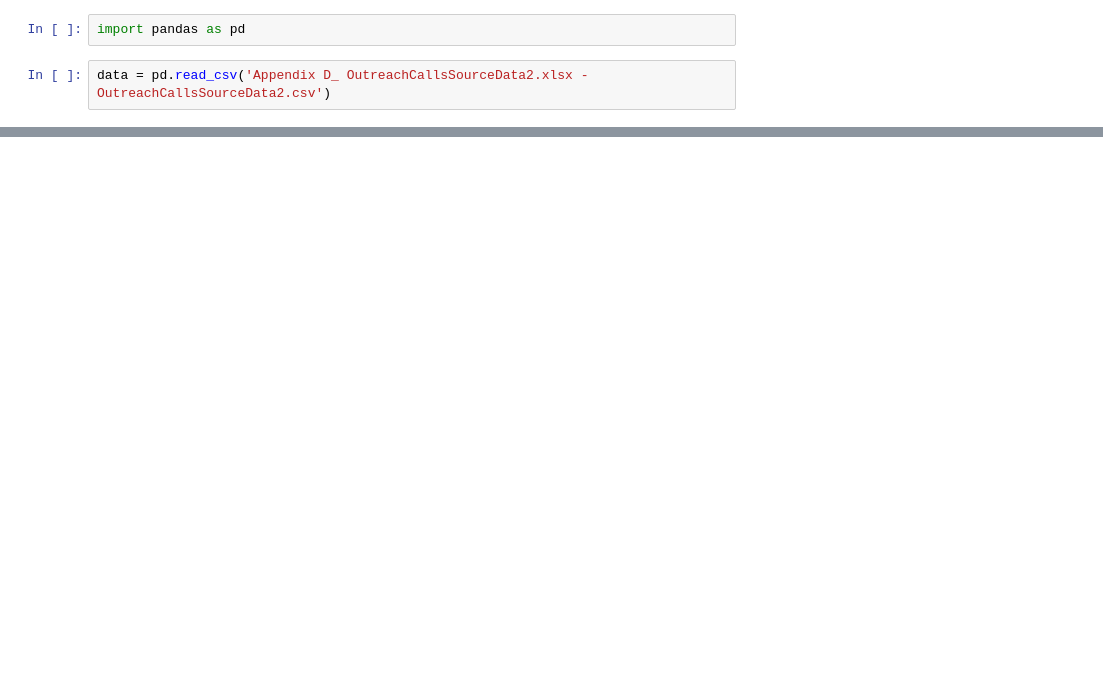
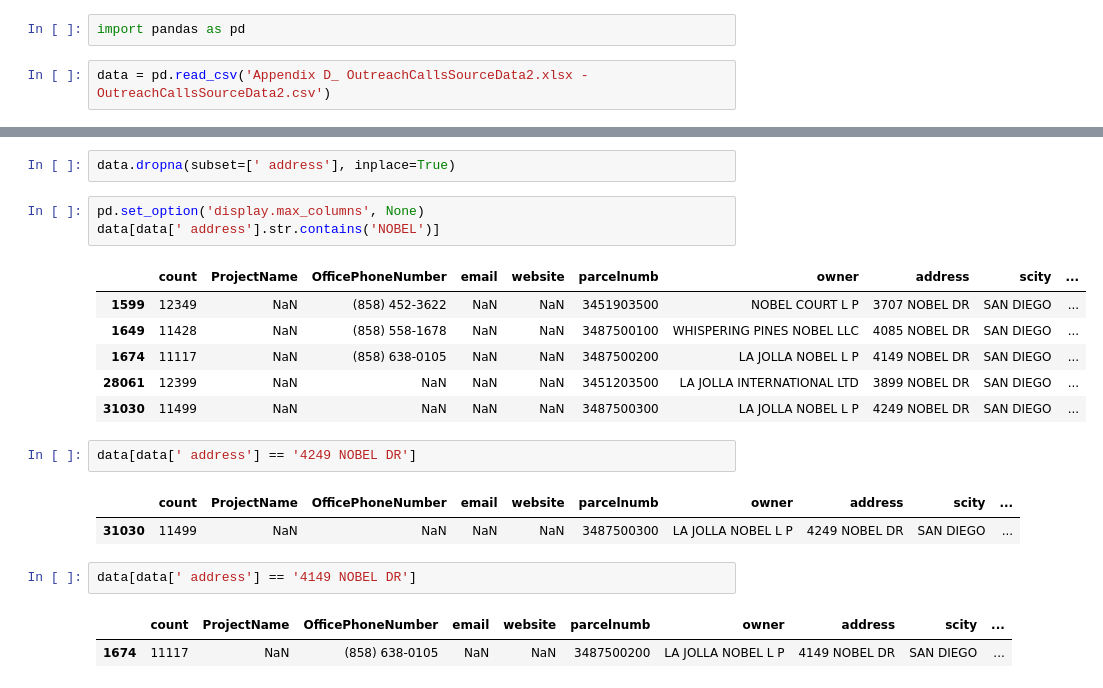
Before and after one commit to jackljk/Isochrone-of-San-Diego-Trolleys, a Jupyter notebook: CCE-Data-cross-ref/Cross-ref.ipynb, the cells around one changed output, grey strips where cells are left out. Cells and saved outputs as stored; diff of their text form; blank space fills up the shorter version.

```diff
--- a/CCE-Data-cross-ref/Cross-ref.ipynb
+++ b/CCE-Data-cross-ref/Cross-ref.ipynb
@@ -14,0 +14,22 @@ data.head()
+# %%
+data.dropna(subset=[' address'], inplace=True)
+# %%
+pd.set_option('display.max_columns', None)
+data[data[' address'].str.contains('NOBEL')]
+# %% [output]
+|  | count | ProjectName | OfficePhoneNumber | email | website | parcelnumb | owner | address | scity | ... |
+| 1599 | 12349 | NaN | (858) 452-3622 | NaN | NaN | 3451903500 | NOBEL COURT L P | 3707 NOBEL DR | SAN DIEGO | ... |
+| 1649 | 11428 | NaN | (858) 558-1678 | NaN | NaN | 3487500100 | WHISPERING PINES NOBEL LLC | 4085 NOBEL DR | SAN DIEGO | ... |
+| 1674 | 11117 | NaN | (858) 638-0105 | NaN | NaN | 3487500200 | LA JOLLA NOBEL L P | 4149 NOBEL DR | SAN DIEGO | ... |
+| 28061 | 12399 | NaN | NaN | NaN | NaN | 3451203500 | LA JOLLA INTERNATIONAL LTD | 3899 NOBEL DR | SAN DIEGO | ... |
+| 31030 | 11499 | NaN | NaN | NaN | NaN | 3487500300 | LA JOLLA NOBEL L P | 4249 NOBEL DR | SAN DIEGO | ... |
+# %%
+data[data[' address'] == '4249 NOBEL DR']
+# %% [output]
+|  | count | ProjectName | OfficePhoneNumber | email | website | parcelnumb | owner | address | scity | ... |
+| 31030 | 11499 | NaN | NaN | NaN | NaN | 3487500300 | LA JOLLA NOBEL L P | 4249 NOBEL DR | SAN DIEGO | ... |
+# %%
+data[data[' address'] == '4149 NOBEL DR']
+# %% [output]
+|  | count | ProjectName | OfficePhoneNumber | email | website | parcelnumb | owner | address | scity | ... |
+| 1674 | 11117 | NaN | (858) 638-0105 | NaN | NaN | 3487500200 | LA JOLLA NOBEL L P | 4149 NOBEL DR | SAN DIEGO | ... |
```
Also changed, not shown: parts of 1 cell of this notebook, 2 other files.
